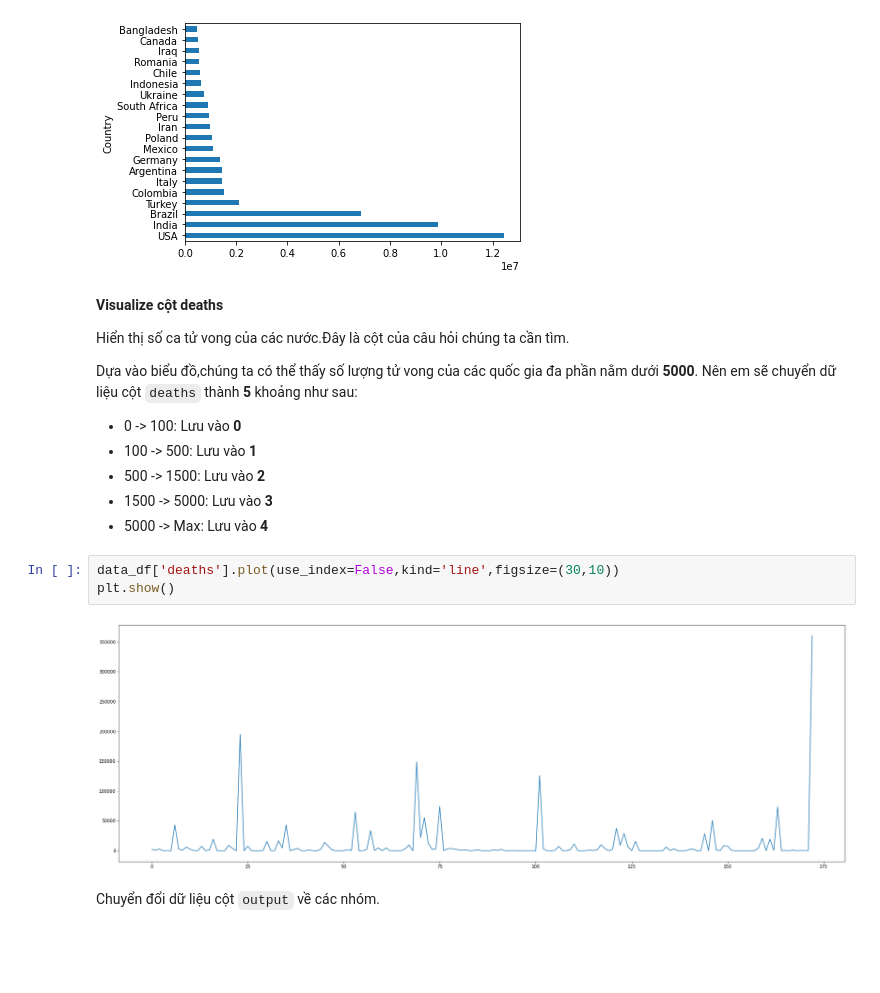
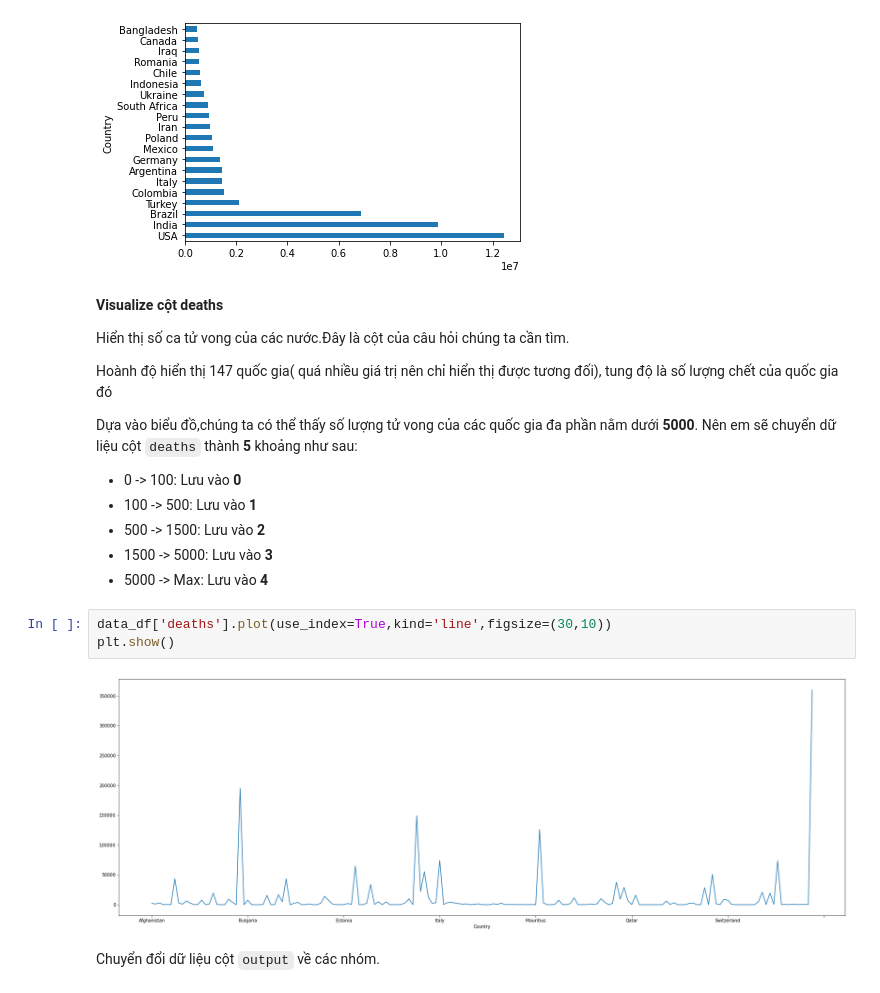
Before and after one commit to TranNgocTinh0810/DS-Final, a Jupyter notebook: Final.ipynb, the cells around one changed output. Drawn from its saved outputs; the diff is of its cells as text; blank space fills up the shorter version.

Commit message:
Bổ sung phần chú thích được góp ý bởi nhóm 29

```diff
--- a/Final.ipynb
+++ b/Final.ipynb
@@ -167,6 +167,8 @@ plt.show()
 **Visualize cột deaths**
 
 Hiển thị số ca tử vong của các nước.Đây là cột của câu hỏi chúng ta cần tìm.
+
+Hoành độ hiển thị 147 quốc gia( quá nhiều giá trị nên chỉ hiển thị được tương đối), tung độ là số lượng chết của quốc gia đó
 
 Dựa vào biểu đồ,chúng ta có thể thấy số lượng tử vong của các quốc gia đa phần nằm dưới **5000**. Nên em sẽ chuyển dữ liệu cột `deaths` thành **5** khoảng như sau:
 
@@ -176,10 +178,10 @@ Dựa vào biểu đồ,chúng ta có thể thấy số lượng tử vong của
 - 1500 -> 5000: Lưu vào **3**
 - 5000 -> Max:  Lưu vào **4**
 # %%
-data_df['deaths'].plot(use_index=False,kind='line',figsize=(30,10))
+data_df['deaths'].plot(use_index=True,kind='line',figsize=(30,10))
 plt.show()
 # %% [output]
-[figure, old version]
+[figure, new version]
 # %% [markdown]
 Chuyển đổi dữ liệu cột `output` về các nhóm.
 # %%
```
Also changed, not shown: parts of 2 cells of this notebook.
